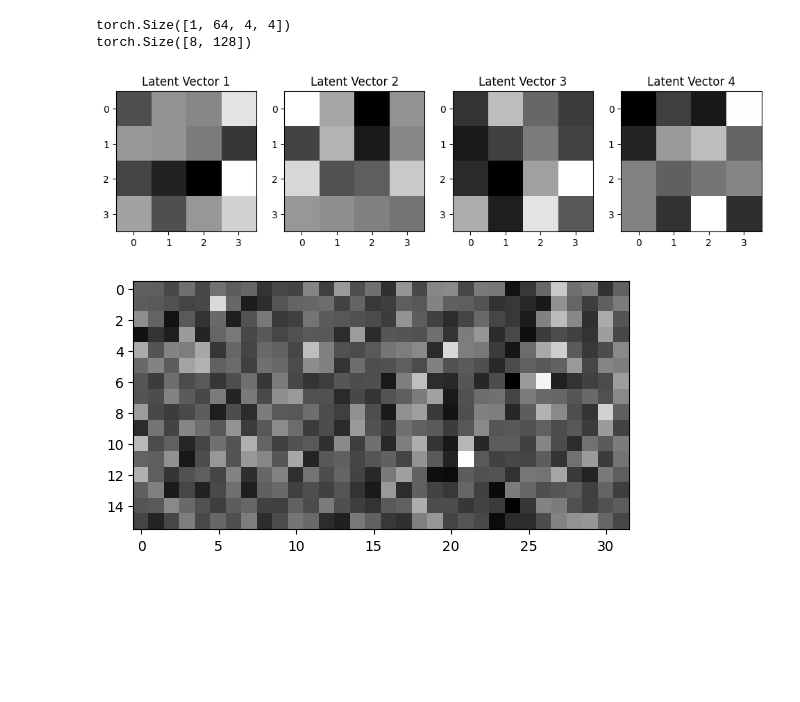
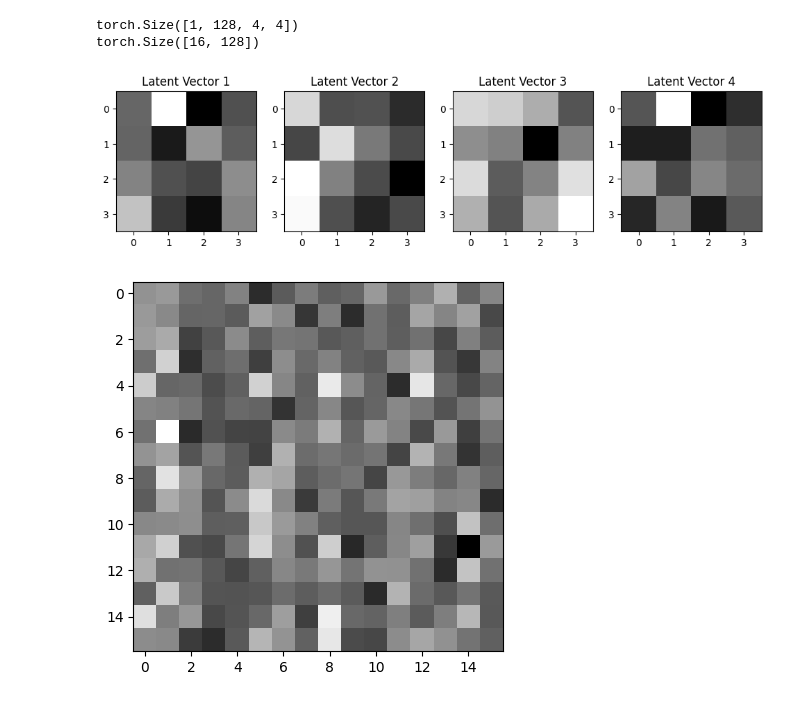
Before and after one commit to naiikaa/grandchallenges_vesuvius, a Jupyter notebook: notebooks/segment_encoder_test.ipynb, the cells around one changed output. Cells and saved outputs as stored; diff of their text form; code cells hidden in the pictures; blank space fills up the shorter version.

```diff
--- a/notebooks/segment_encoder_test.ipynb
+++ b/notebooks/segment_encoder_test.ipynb
@@ -26,7 +23,7 @@ from ml.inklabel_dataset import InkLabelDataset
 segment_ids = yaml.safe_load(open('../configs/segment_ids.yaml', 'r'))
 print(segment_ids['segment_ids'])
 segments = [segment_ids['segment_ids']['segments'][0]]
-SAMPLE_SIZE = 32
+SAMPLE_SIZE = 64
 dataset = InkLabelDataset(segment_ids=segments,sample_size=SAMPLE_SIZE)
 train, test, val = torch.utils.data.random_split(dataset, [0.8, 0.1, 0.1])
 train_Loader = torch.utils.data.DataLoader(train, batch_size=16, shuffle=True,num_workers=27)
@@ -105,8 +122,8 @@ test = model.attention(model.encoder(x))
 print(test.shape)
 print(test.view(-1,128).shape)
 # %% [output]
-torch.Size([1, 64, 4, 4])
-torch.Size([8, 128])
+torch.Size([1, 128, 4, 4])
+torch.Size([16, 128])
 # %%
 #show 4 latent vectors
 plt.figure(figsize=(12, 4))
@@ -115,12 +132,12 @@ for i in range(4):
     plt.title(f'Latent Vector {i + 1}')
     plt.imshow(test.squeeze(0)[i+3].cpu().detach().numpy(), cmap='gray')
 # %% [output]
-[figure, old version]
+[figure, new version]
 # %%
-plt.imshow(test.view(-1,16,32)[0].cpu().detach().numpy(), cmap='gray')
+plt.imshow(test.view(-1,16,16)[0].cpu().detach().numpy(), cmap='gray')
 plt.show()
 # %% [output]
-[figure, old version]
+[figure, new version]
 # %%
 #save the model to a file
 import os
```
Also changed, not shown: parts of 6 cells of this notebook, 2 other files.
